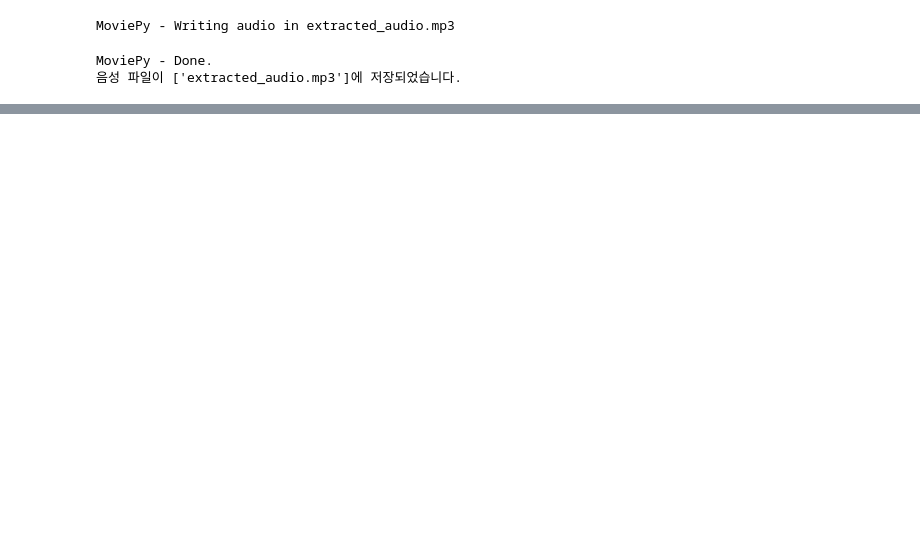
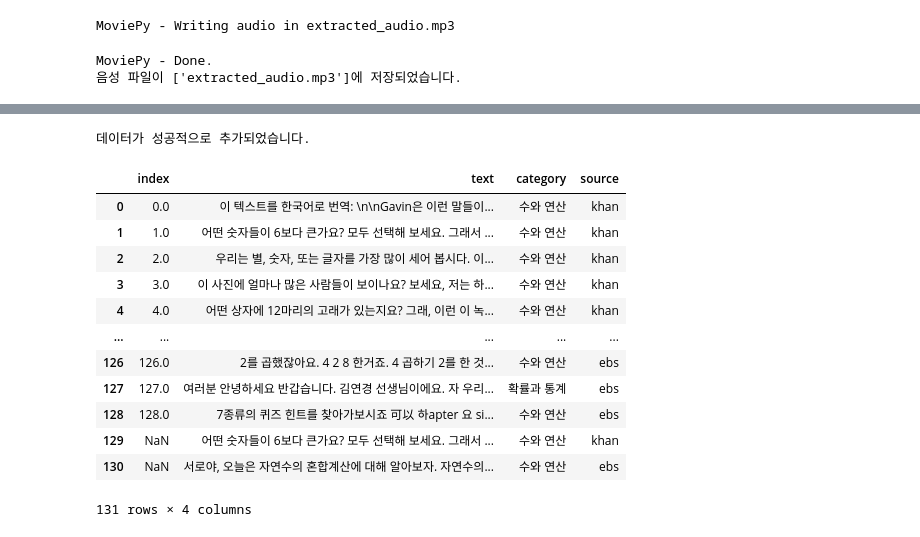
Before and after one commit to oxorudo/Chunjae_Bigdata_9th, a Jupyter notebook: 9.4~9.23/STT_summary_project/model_db.ipynb, the cells around one changed output, grey strips where cells are left out. Cells and saved outputs as stored; diff of their text form; code cells hidden in the pictures; blank space fills up the shorter version.

```diff
--- a/9.4~9.23/STT_summary_project/model_db.ipynb
+++ b/9.4~9.23/STT_summary_project/model_db.ipynb
@@ -116,0 +212,47 @@ for i, text in enumerate(new_texts):
+# %%
+# 추가
+conn = sqlite3.connect("video_edu.db")
+cursor = conn.cursor()
+
+# 사용자로부터 입력받기
+source = input("플랫폼을 입력하세요.")
+text = text
+category = predicted_labels[i]
+
+# SQL 쿼리 작성 및 실행 (새로운 데이터를 추가)
+query = """
+INSERT INTO math_elementary_ (source, text, category)
+VALUES (?, ?, ?);
+"""
+cursor.execute(query, (source, text, category))
+
+# 변경사항 커밋
+conn.commit()
+
+# 확인 메시지
+print("데이터가 성공적으로 추가되었습니다.")
+
+# 연결 닫기
+conn.close()
+# %% [output]
+데이터가 성공적으로 추가되었습니다.
+# %%
+con = sqlite3.connect("video_edu.db")
+df = pd.read_sql("select *from math_elementary_", con)
+con.close()
+# %%
+df
+# %% [output]
+|  | index | text | category | source |
+| 0 | 0.0 | 이 텍스트를 한국어로 번역: \n\nGavin은 이런 말들이... | 수와 연산 | khan |
+| 1 | 1.0 | 어떤 숫자들이 6보다 큰가요? 모두 선택해 보세요. 그래서 ... | 수와 연산 | khan |
+| 2 | 2.0 | 우리는 별, 숫자, 또는 글자를 가장 많이 세어 봅시다. 이... | 수와 연산 | khan |
+| 3 | 3.0 | 이 사진에 얼마나 많은 사람들이 보이나요? 보세요, 저는 하... | 수와 연산 | khan |
+| 4 | 4.0 | 어떤 상자에 12마리의 고래가 있는지요? 그래, 이런 이 녹... | 수와 연산 | khan |
+| ... | ... | ... | ... | ... |
+| 126 | 126.0 | 2를 곱했잖아요. 4 2 8 한거죠. 4 곱하기 2를 한 것... | 수와 연산 | ebs |
+| 127 | 127.0 | 여러분 안녕하세요 반갑습니다. 김연경 선생님이에요. 자 우리... | 확률과 통계 | ebs |
+| 128 | 128.0 | 7종류의 퀴즈 힌트를 찾아가보시죠 可以 하apter 요 si... | 수와 연산 | ebs |
+| 129 | NaN | 어떤 숫자들이 6보다 큰가요? 모두 선택해 보세요. 그래서 ... | 수와 연산 | khan |
+| 130 | NaN | 서로야, 오늘은 자연수의 혼합계산에 대해 알아보자. 자연수의... | 수와 연산 | ebs |
+131 rows × 4 columns
```
Also changed, not shown: parts of 12 cells of this notebook, 6 other files.
